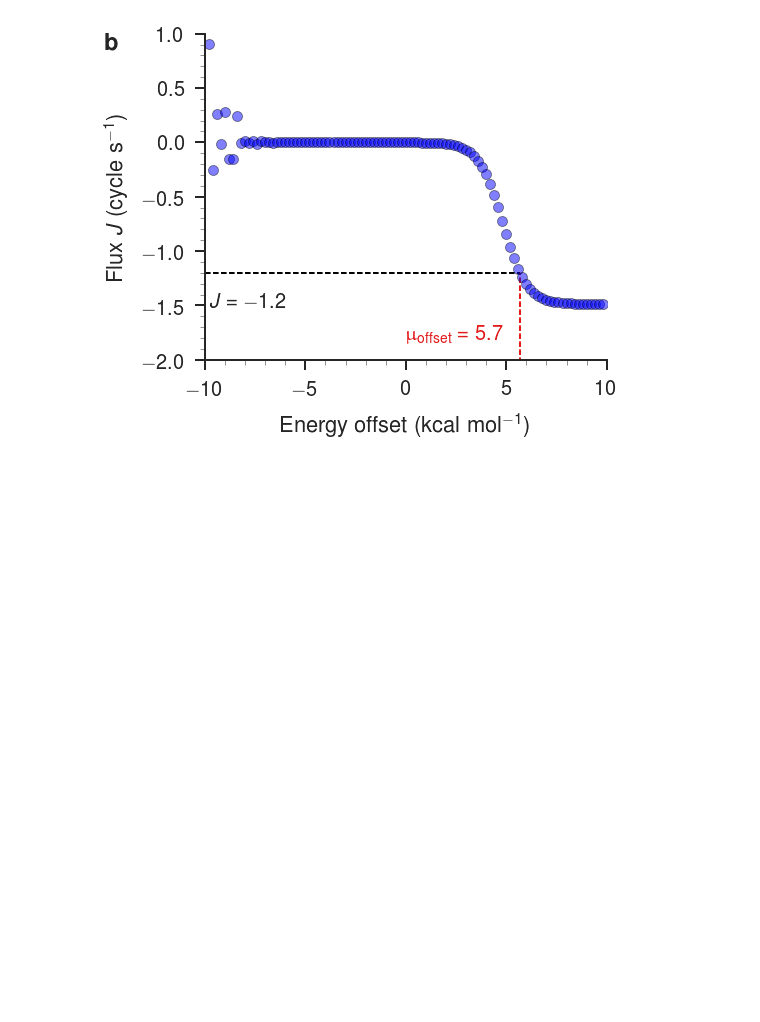
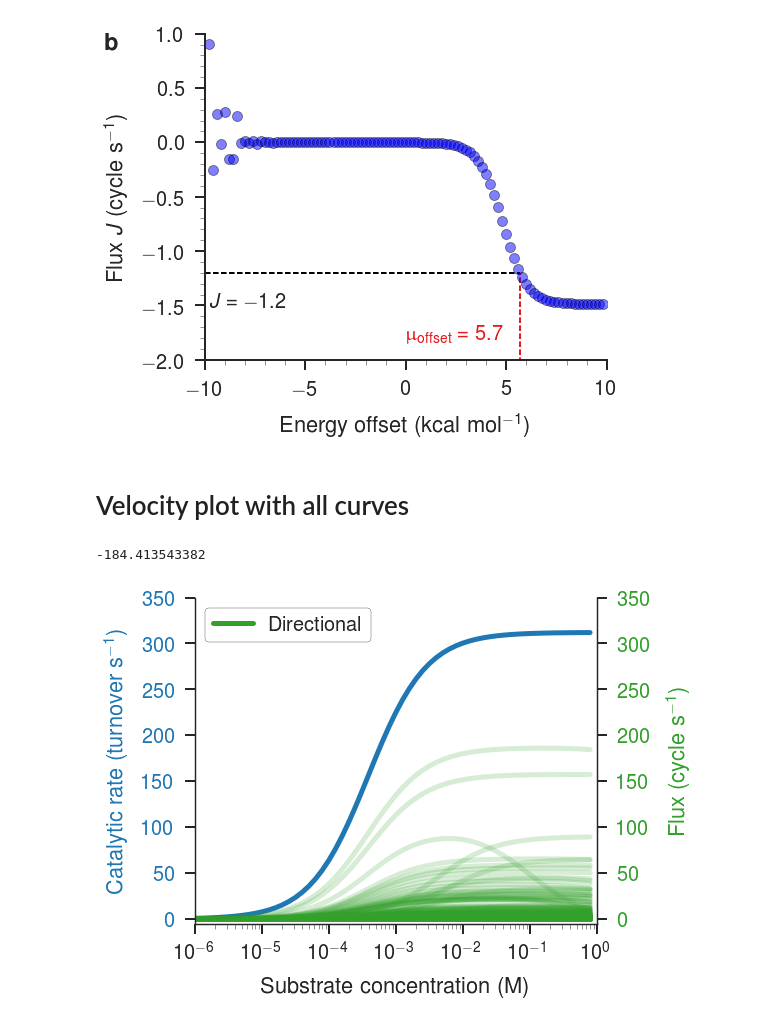
Before and after one commit to slochower/nonequilibrium-manuscript, a Jupyter notebook: supplementary-information.ipynb, the cells around one changed output. Drawn from its saved outputs; the diff is of its cells as text; code cells hidden in the pictures; blank space fills up the shorter version.

```diff
--- a/supplementary-information.ipynb
+++ b/supplementary-information.ipynb
@@ -348,3 +348,72 @@ ax.set_ylim([-2, 1])
 # %% [output]
 (-2, 1)
 [figure]
+# %% [markdown]
+# Velocity plot with all curves
+# %%
+adk_312 = pd.read_pickle('adk-concentration-scan.pickle')
+concentrations = [10**i for i in np.unique(adk_312['Concentration'].values)]
+adk_files = np.unique(adk_312['File'].values)
+# %%
+directional_fluxes = []
+reciprocating_fluxes = []
+for file in adk_files:
+    directional_flux, reciprocating_flux, velocity = return_fluxes_and_velocity('adk_md_data', file, concentrations)
+    if file == 'chi2THR175':
+        print(directional_flux[-1])
+    directional_fluxes.append(directional_flux)
+    reciprocating_fluxes.append(reciprocating_flux)
+# %% [output]
+-184.413543382
+# %%
+
+cmap = sns.color_palette("Paired", 10)
+fig = plt.figure(figsize=(6 * 1.2, 6))
+gs = GridSpec(1, 1, wspace=0.2, hspace=0.5)
+ax1 = plt.subplot(gs[0, 0])
+
+ax1.plot(concentrations, velocity, c=cmap[1])
+ax1.set_xscale('log')
+ax1.set_ylabel(r'Catalytic rate (turnover s$^{{-1}}$)', color=cmap[1])
+ax1.set_ylim([-5, 350])
+ax2 = ax1.twinx()
+
+for j in range(len(adk_files)):
+       ax2.plot(concentrations, [abs(i) for i in directional_fluxes[j]], c=cmap[3], alpha=0.2)
+
+#ax2.plot([[i for i in list(concentrations)] for j in range(len(adk_files))], [[abs(i) for i in j] for j in directional_fluxes], c=cmap[3], alpha=1)
+#ax2.plot([[i for i in list(concentrations)] for j in range(len(adk_files))], [[abs(i) for i in j] for j in directional_fluxes], c=cmap[3], ls='--', alpha=0.1)
+ax2.set_ylabel('Flux (cycle s$^{{-1}}$)', color=cmap[3])
+ax2.set_ylim([-5, 350])
+for tl in ax1.get_yticklabels():
+    tl.set_color(cmap[1])
+for tl in ax2.get_yticklabels():
+    tl.set_color(cmap[3])
+ax1.set_xlabel('Substrate concentration (M)')
+for ax in fig.axes:
+    ax.tick_params(which='major', direction='out', length=10, pad=10)
+    ax.tick_params(which='minor', direction='out', length=5)
+    ax.xaxis.set_tick_params(width=2)
+    ax.yaxis.set_tick_params(width=2)
+    ax.xaxis.set_ticks_position('bottom')
+    ax.spines["top"].set_visible(False)
+    ax.xaxis.labelpad = 15
+    ax.yaxis.labelpad = 15
+threshold_labels = ['Directional']
+linestyles = ['-', '--']
+colors = [cmap[3], cmap[3]]
+handles, labels = ax.get_legend_handles_labels()
+display = (0, 1, 2)
+artists = []
+if threshold_labels:
+    for threshold_label, style, c in zip(threshold_labels, linestyles, colors):
+        artists.append(plt.Line2D((0, 1), (0, 0), color=c, linestyle=style))
+    ax.legend([handle for i, handle in enumerate(handles) if i in display] + artists,
+              [label for i, label in enumerate(labels) if i in display] + threshold_labels,
+              loc='upper left', frameon=True, framealpha=1.0, edgecolor='k')
+
+ax1.set_xlim([10**-6, 10**0])
+ax1.set_xticks([10**-6, 10**-5, 10**-4, 10**-3, 10**-2, 10**-1, 10**0])
+fig.patch.set_facecolor('white')
+# %% [output]
+[figure, added]
```
Also changed, not shown: parts of 13 cells of this notebook, 13 other files.
